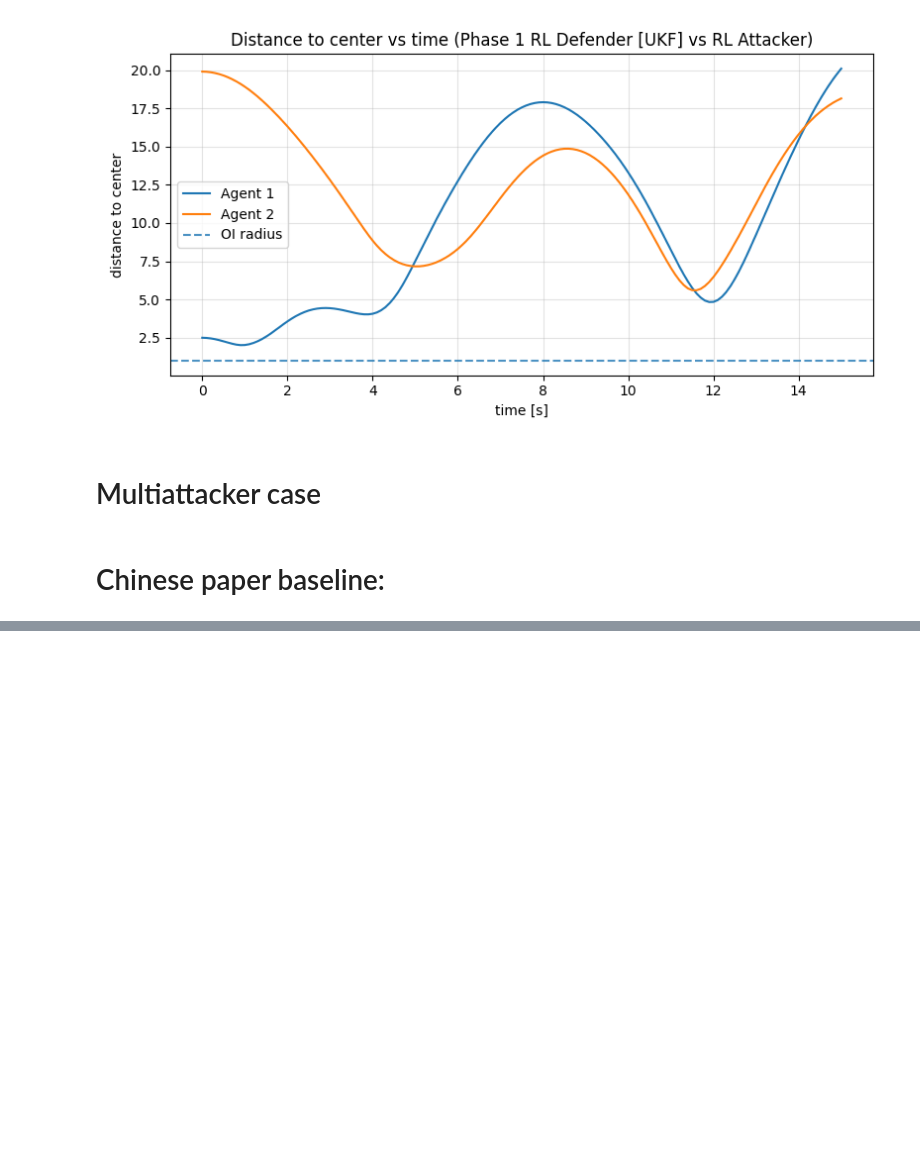
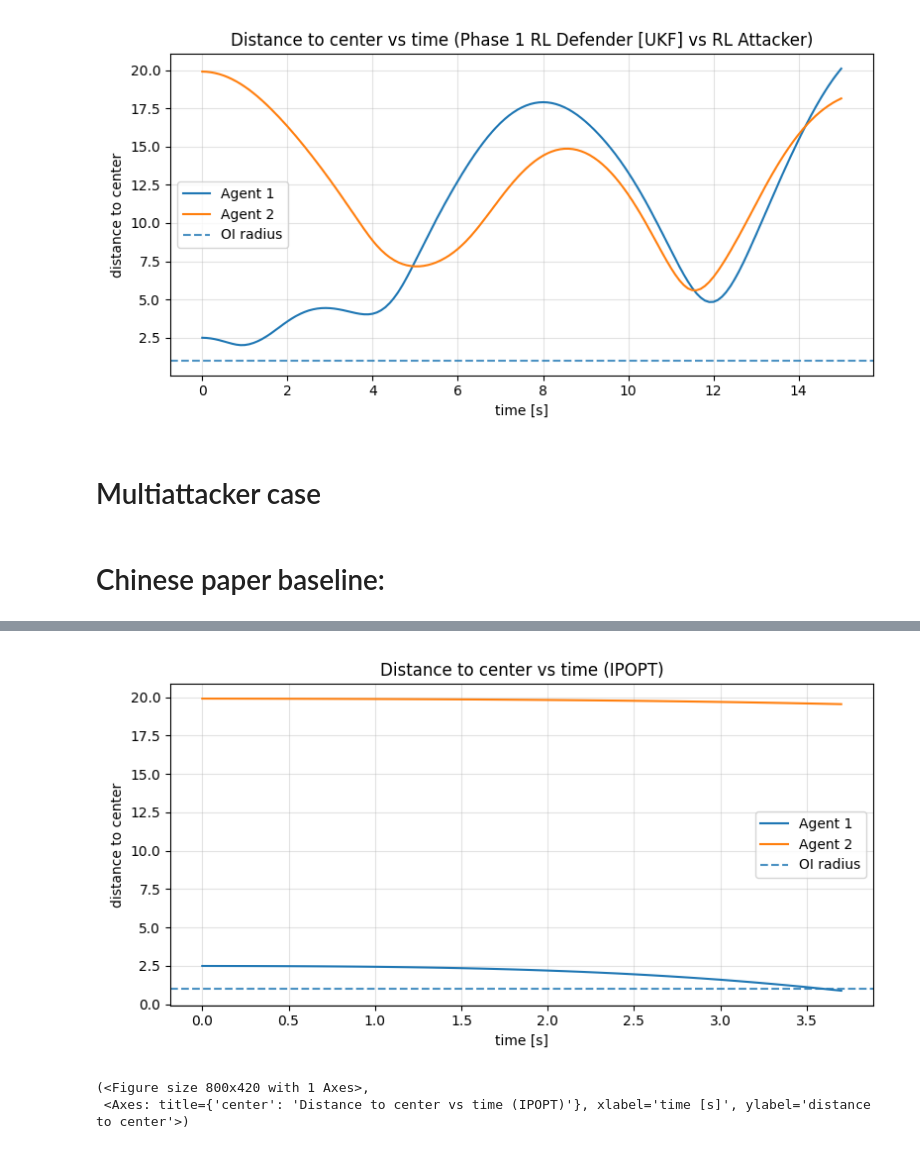
Before and after one commit to gussantaella1/PARL-PO, a Jupyter notebook: GameTheory_TopLevel.ipynb, the cells around one changed output, grey strips where cells are left out. Saved outputs shown, nothing was run; the diff lists cells and outputs as text; code cells hidden in the pictures; blank space fills up the shorter version.

```diff
--- a/GameTheory_TopLevel.ipynb
+++ b/GameTheory_TopLevel.ipynb
@@ -474,0 +588,6 @@ interactive_rollout_3d(rollout, cfg, show_fov=True, show_axes=True)
+# %%
+plot_rollout_center_distance(frames, cfg, title="Distance to center vs time (IPOPT)")
+# %% [output]
+[figure, added]
+(<Figure size 800x420 with 1 Axes>,
+ <Axes: title={'center': 'Distance to center vs time (IPOPT)'}, xlabel='time [s]', ylabel='distance to center'>)
```
Also changed, not shown: parts of 7 cells of this notebook, 4 other files.
